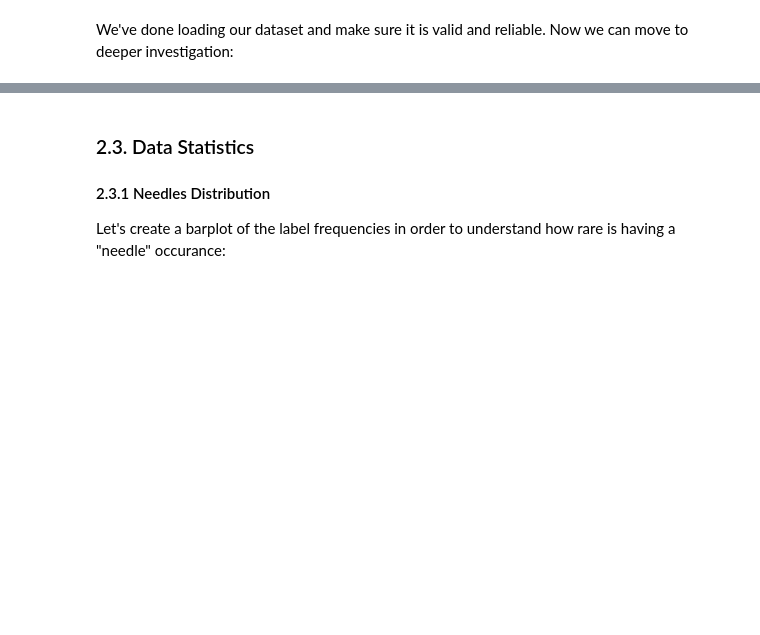
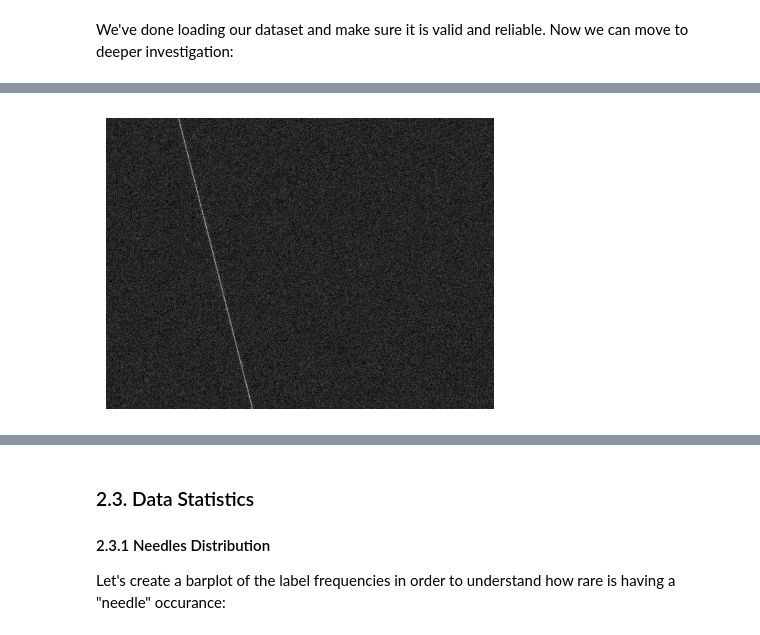
Before and after one commit to coralhayoun/workshop, a Jupyter notebook: workshop_notebook.ipynb, the cells around one changed output, grey strips where cells are left out. Drawn from its saved outputs; the diff is of its cells as text; code cells hidden in the pictures; blank space fills up the shorter version.

```diff
--- a/workshop_notebook.ipynb
+++ b/workshop_notebook.ipynb
@@ -422,0 +401,4 @@ Here we came across with our **1st challange: hidden needles**. As we can see, s
+# %%
+display_grayscale_image(get_image_path(CFG.train_folder_path, 'narrowband', '165_narrowband'))
+# %% [output]
+[figure, added]
```
Also changed, not shown: parts of 19 cells of this notebook.
